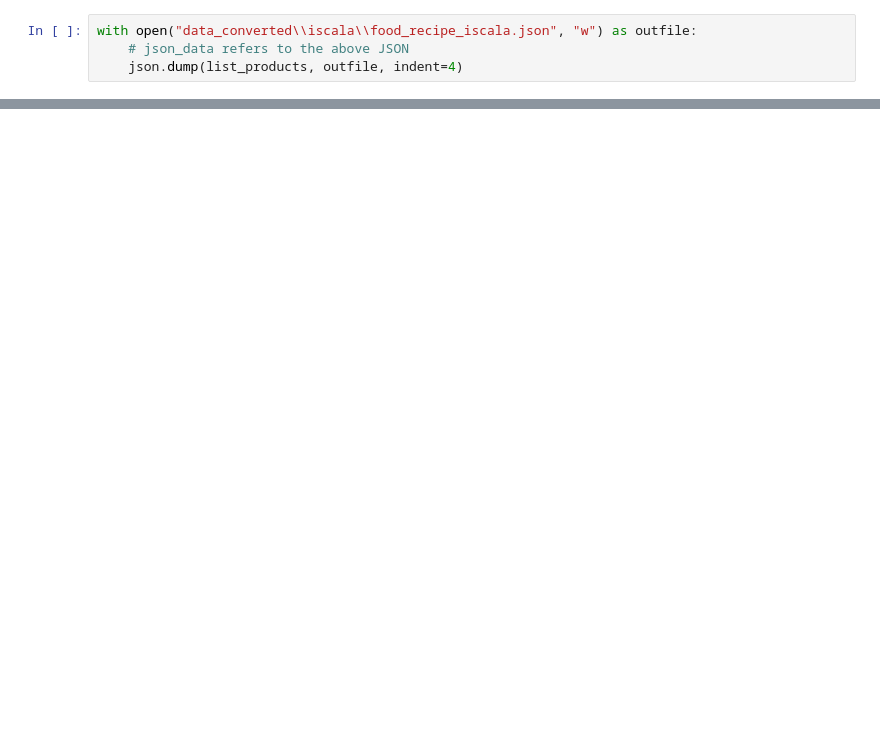
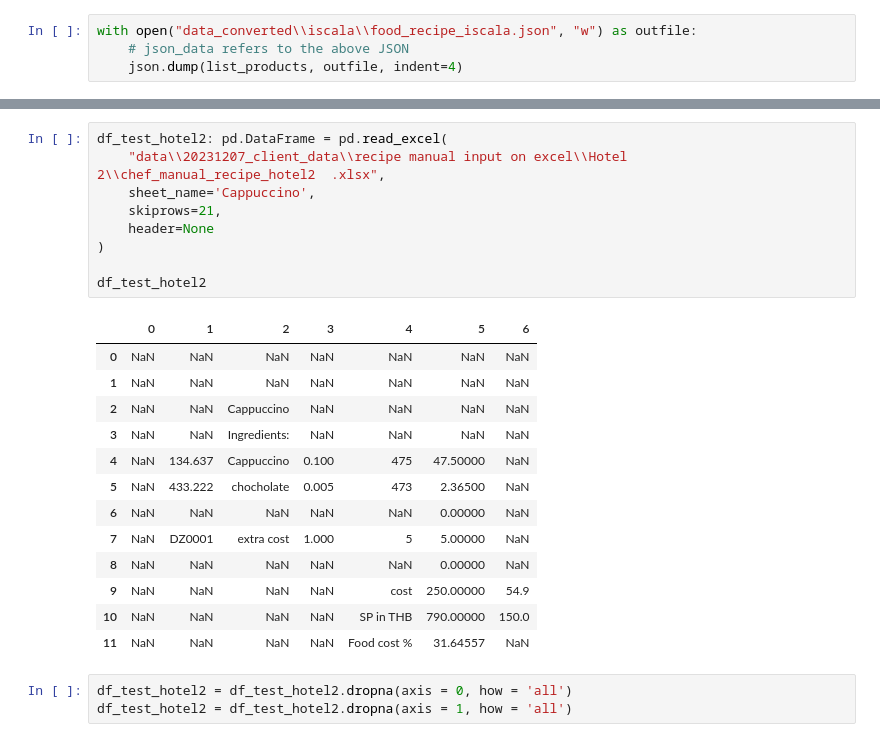
Before and after one commit to DelaunayAntoine/Project-WiseFins, a Jupyter notebook: notebook_test.ipynb, the cells around one changed output, grey strips where cells are left out. Cells and saved outputs as stored; diff of their text form; blank space fills up the shorter version.

```diff
--- a/notebook_test.ipynb
+++ b/notebook_test.ipynb
@@ -72,0 +589,26 @@ with open("data_converted\\iscala\\food_recipe_iscala.json", "w") as outfile:
+# %%
+df_test_hotel2: pd.DataFrame = pd.read_excel(
+    "data\\20231207_client_data\\recipe manual input on excel\\Hotel 2\\chef_manual_recipe_hotel2  .xlsx",
+    sheet_name='Cappuccino',
+    skiprows=21,
+    header=None
+)
+
+df_test_hotel2
+# %% [output]
+|  | 0 | 1 | 2 | 3 | 4 | 5 | 6 |
+| 0 | NaN | NaN | NaN | NaN | NaN | NaN | NaN |
+| 1 | NaN | NaN | NaN | NaN | NaN | NaN | NaN |
+| 2 | NaN | NaN | Cappuccino | NaN | NaN | NaN | NaN |
+| 3 | NaN | NaN | Ingredients: | NaN | NaN | NaN | NaN |
+| 4 | NaN | 134.637 | Cappuccino | 0.100 | 475 | 47.50000 | NaN |
+| 5 | NaN | 433.222 | chocholate | 0.005 | 473 | 2.36500 | NaN |
+| 6 | NaN | NaN | NaN | NaN | NaN | 0.00000 | NaN |
+| 7 | NaN | DZ0001 | extra cost | 1.000 | 5 | 5.00000 | NaN |
+| 8 | NaN | NaN | NaN | NaN | NaN | 0.00000 | NaN |
+| 9 | NaN | NaN | NaN | NaN | cost | 250.00000 | 54.9 |
+| 10 | NaN | NaN | NaN | NaN | SP in THB | 790.00000 | 150.0 |
+| 11 | NaN | NaN | NaN | NaN | Food cost % | 31.64557 | NaN |
+# %%
+df_test_hotel2 = df_test_hotel2.dropna(axis = 0, how = 'all')
+df_test_hotel2 = df_test_hotel2.dropna(axis = 1, how = 'all')
```
Also changed, not shown: parts of 24 cells of this notebook, 5 other files.
